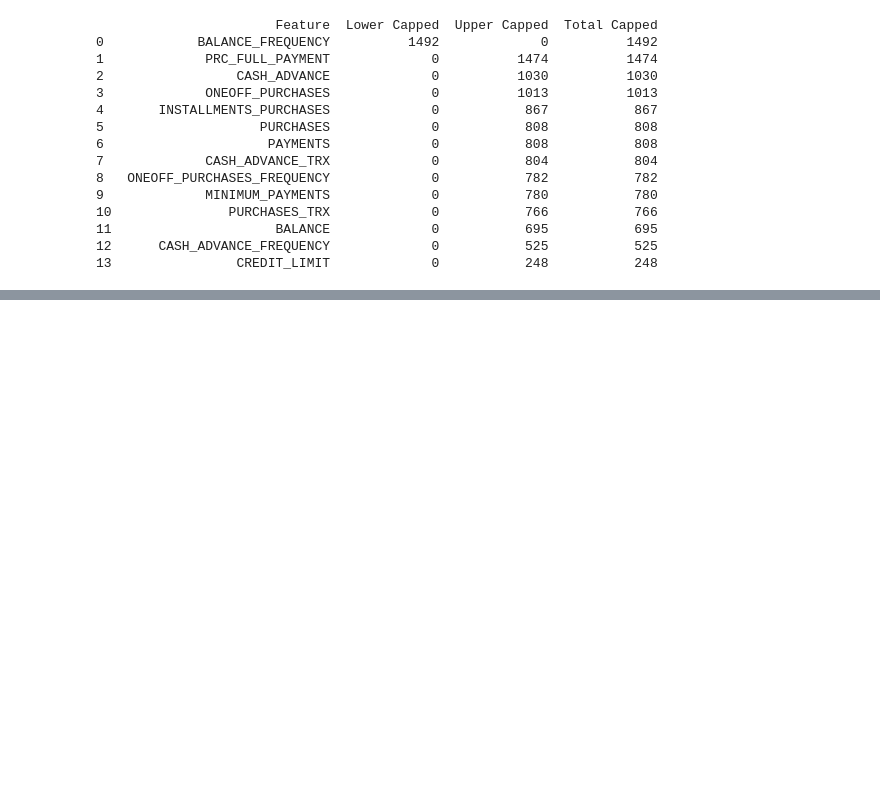
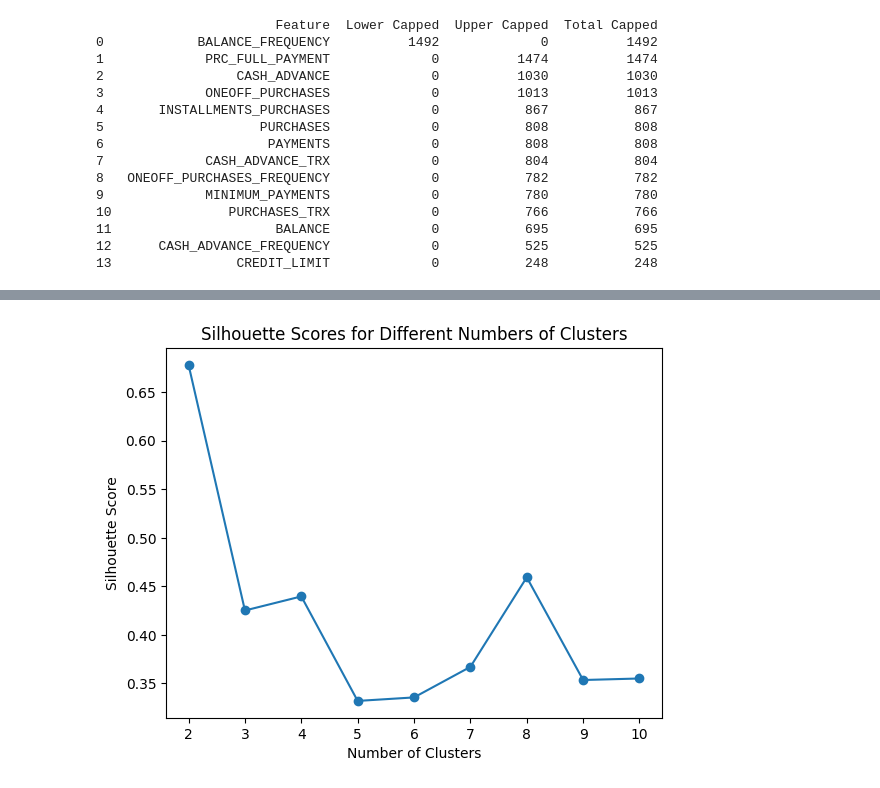
Before and after one commit to Sudais-shah/Bank-Customer-Segmentation-Targeted-Marketing-for-Wealth-Management, a Jupyter notebook: notebooks/02_data-cleaning-preprocessing.ipynb, the cells around one changed output, grey strips where cells are left out. Drawn from its saved outputs; the diff is of its cells as text; code cells hidden in the pictures; blank space fills up the shorter version.

```diff
--- a/notebooks/02_data-cleaning-preprocessing.ipynb
+++ b/notebooks/02_data-cleaning-preprocessing.ipynb
@@ -183,0 +293,4 @@ Silhouette Score: 0.22499394513088028
+# %%
+evaluate_scaling_method(df_transformed)
+# %% [output]
+[figure, added]
```
Also changed, not shown: parts of 38 cells of this notebook.
